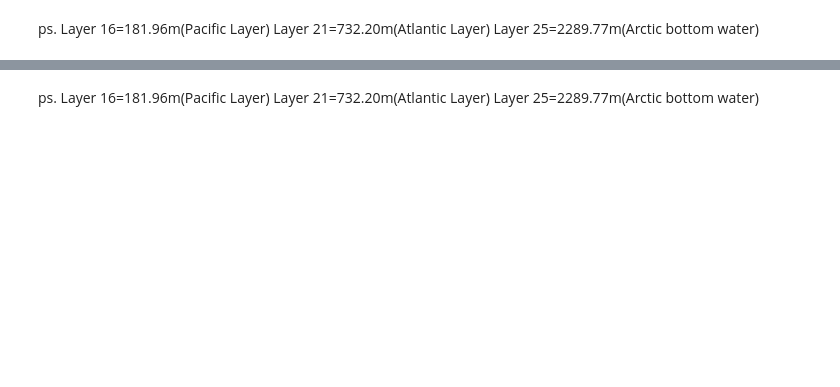
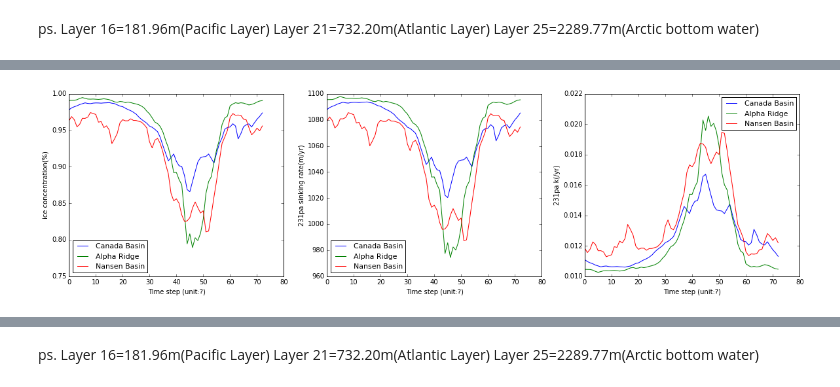
Before and after one commit to UBC-MOAD/analysis-cindy, a Jupyter notebook: notebooks/[ORCA_offline]TestMytrc.ipynb, the cells around one changed output, grey strips where cells are left out. Cells and saved outputs as stored; diff of their text form; code cells hidden in the pictures; blank space fills up the shorter version.

```diff
--- a/notebooks/[ORCA_offline]TestMytrc.ipynb
+++ b/notebooks/[ORCA_offline]TestMytrc.ipynb
@@ -224,0 +208,45 @@ Layer 25=2289.77m(Arctic bottom water)
+# %%
+ice=nc.Dataset('/ocean/xiaoxiny/research/NEMO-code/NEMOGCM/CONFIG/myORCA_offline/EXP00/dyna_grid_T.nc','r')
+icecov=ice.variables['soicecov']
+icedata1=icecov[:,133,60]
+icedata2=icecov[:,145,51]
+icedata3=icecov[:,141,138]
+# %%
+s1_pa=(6.01*100*icedata1+500)
+s2_pa=(6.01*100*icedata2+500)
+s3_pa=(6.01*100*icedata3+500)
+k1_pa=(-0.0005*100*icedata1+0.06)
+k2_pa=(-0.0005*100*icedata2+0.06)
+k3_pa=(-0.0005*100*icedata3+0.06)
+j_pa=0.31
+# %%
+fig = plt.figure(figsize=(20,5))
+ax = fig.add_subplot(1,3,1)
+plt.plot(icecov[:,133,60],label=('Canada Basin'))
+plt.plot(icecov[:,145,51],label=('Alpha Ridge'))
+plt.plot(icecov[:,141,138],label=('Nansen Basin'))
+plt.xlabel('Time step (unit:?)')
+plt.ylabel('ice concentration(%)')
+#plt.ylim(ylim)
+plt.legend(loc=0,fontsize=11)
+
+ax = fig.add_subplot(1,3,2)
+plt.plot(s1_pa,label=('Canada Basin'))
+plt.plot(s2_pa,label=('Alpha Ridge'))
+plt.plot(s3_pa,label=('Nansen Basin'))
+plt.xlabel('Time step (unit:?)')
+plt.ylabel('231pa sinking rate(m/yr)')
+#plt.ylim(ylim)
+plt.legend(loc=0,fontsize=11)
+
+ax = fig.add_subplot(1,3,3)
+plt.plot(k1_pa,label=('Canada Basin'))
+plt.plot(k2_pa,label=('Alpha Ridge'))
+plt.plot(k3_pa,label=('Nansen Basin'))
+plt.xlabel('Time step (unit:?)')
+plt.ylabel('231pa k(/yr)')
+#plt.ylim(ylim)
+plt.legend(loc=0,fontsize=11)
+plt.show()
+# %% [output]
+[figure, added]
```
Also changed, not shown: parts of 29 cells of this notebook.
